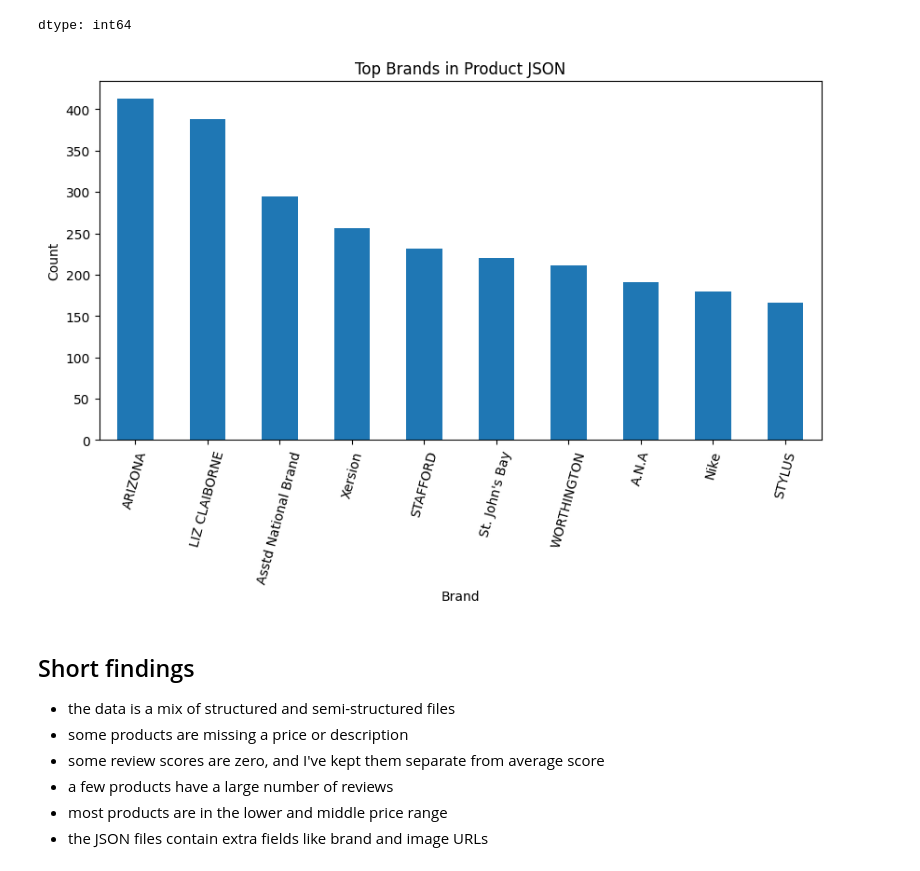
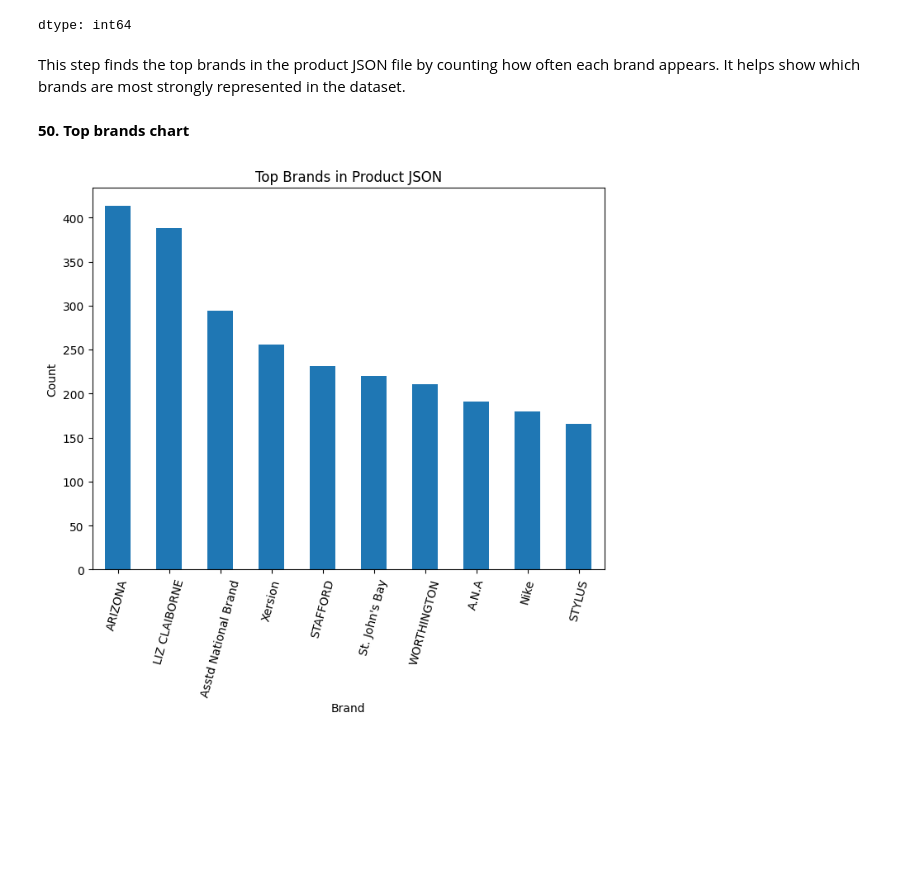
Before and after one commit to jdk8825-beep/3611923_BD2, a Jupyter notebook: finalrd.ipynb, the cells around one changed output. Saved outputs shown, nothing was run; the diff lists cells and outputs as text; code cells hidden in the pictures; blank space fills up the shorter version.

```diff
--- a/finalrd.ipynb
+++ b/finalrd.ipynb
@@ -668,24 +828,18 @@ top_brands
 | Nike | 180 |
 | STYLUS | 166 |
 dtype: int64
+# %% [markdown]
+This step finds the top brands in the product JSON file by counting how often each brand appears. It helps show which brands are most strongly represented in the dataset.
+# %% [markdown]
+**50. Top brands chart**
 # %%
 #brand chart
-
-plt.figure(figsize=(10,5))
+plt.figure(figsize=(8,6))
 top_brands.plot(kind="bar")
 plt.title("Top Brands in Product JSON")
 plt.xlabel("Brand")
 plt.ylabel("Count")
 plt.xticks(rotation=75)
 plt.show()
 # %% [output]
-[figure, old version]
+[figure, new version]
-# %% [markdown]
-## Short findings
-
-- the data is a mix of structured and semi-structured files
-- some products are missing a price or description
-- some review scores are zero, and I've kept them separate from average score
-- a few products have a large number of reviews
-- most products are in the lower and middle price range
-- the JSON files contain extra fields like brand and image URLs
```
Also changed, not shown: parts of 124 cells of this notebook.
